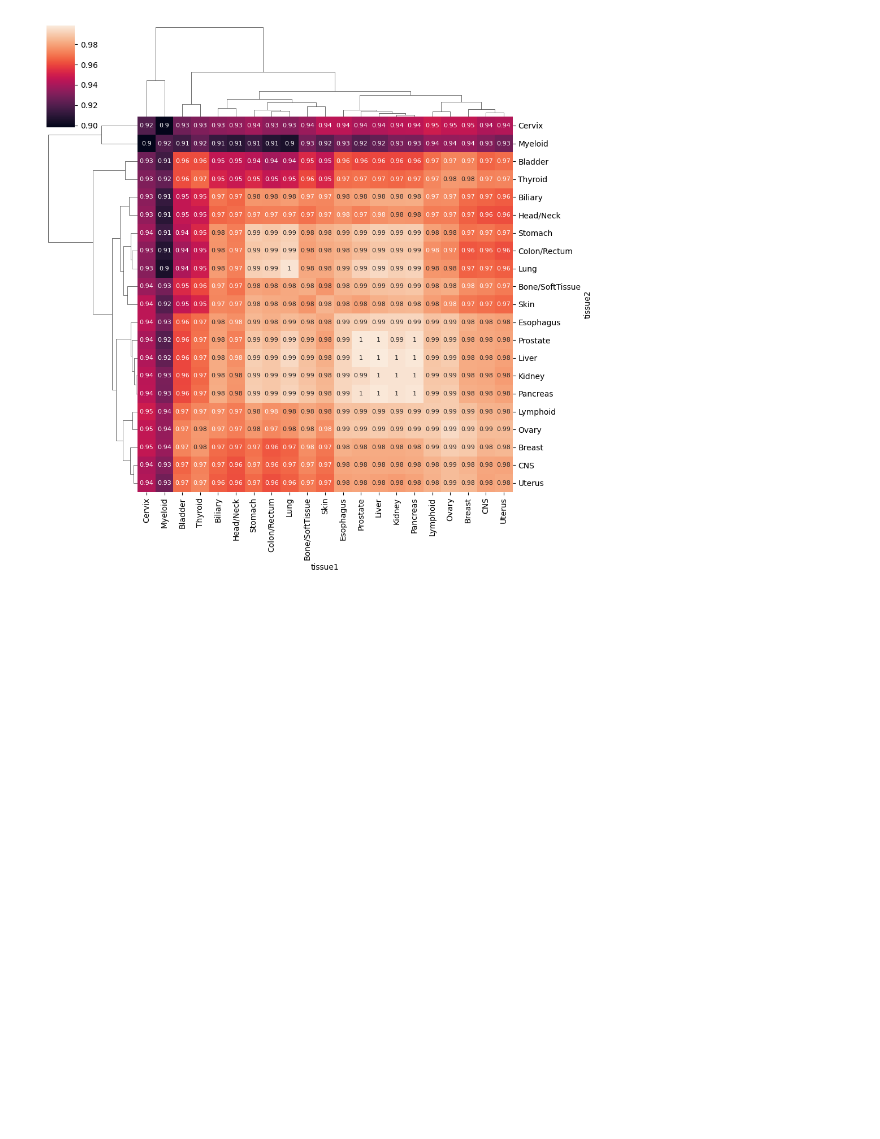
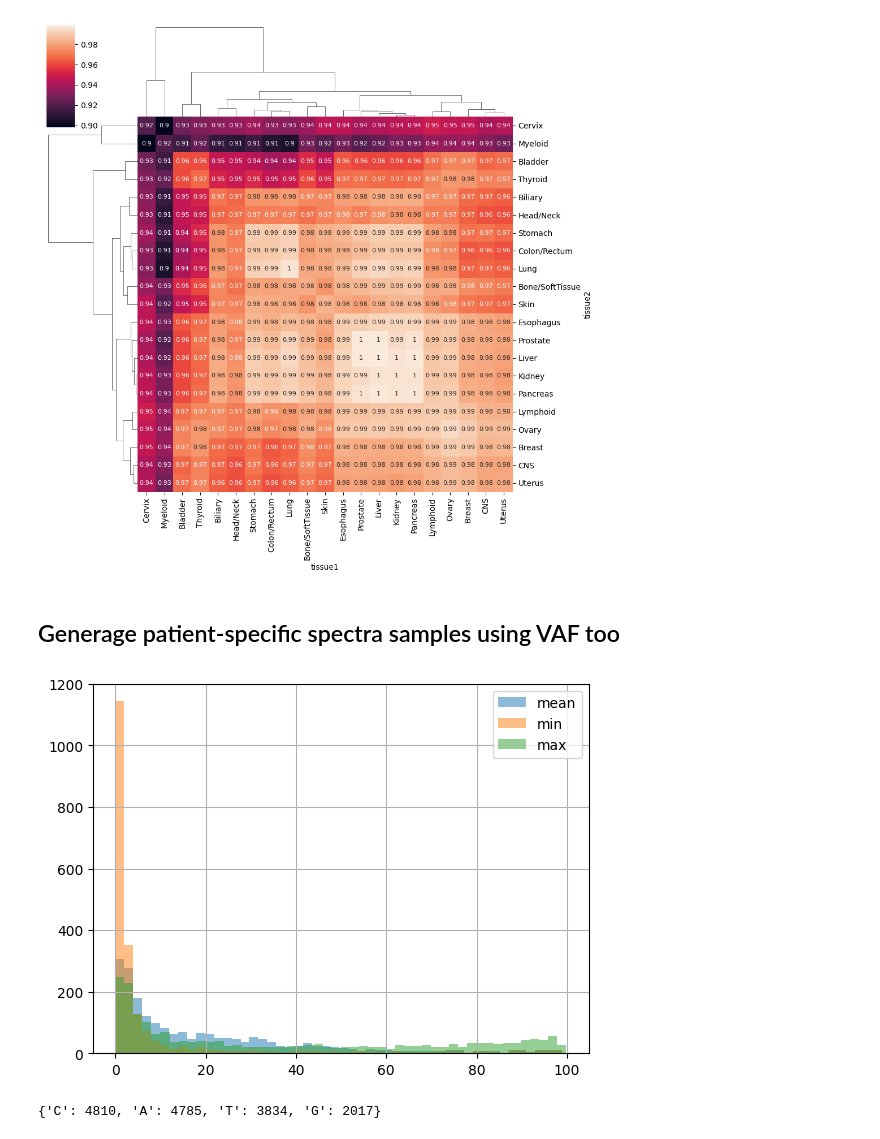
Before and after one commit to mitoclub/mtdnaMutSpecOfCancers, a Jupyter notebook: notebooks/clusters_of_tissues_spectra.ipynb, the cells around one changed output. Drawn from its saved outputs; the diff is of its cells as text; code cells hidden in the pictures; blank space fills up the shorter version.

```diff
--- a/notebooks/clusters_of_tissues_spectra.ipynb
+++ b/notebooks/clusters_of_tissues_spectra.ipynb
@@ -18,6 +18,8 @@ coda = CodonAnnotation(2)
 # %%
 mutations = pd.read_csv("https://raw.githubusercontent.com/mitoclub/mtdnaMutSpecOfCancers/main/data/processed/mutations.csv")
 print(mutations.shape)
+mutations['vaf_cat'] = mutations.tumor_var_freq.apply(
+    lambda x: 1 if x <= 20 else (2 if x < 80 else 3))
 mutations.head()
 # %% [output]
 (7611, 17)
@@ -443,3 +445,18 @@ sns.clustermap(mean_tis_similarity, annot=True, annot_kws={'fontsize': 8})
 # %% [output]
 <seaborn.matrix.ClusterGrid at 0x...>
 [figure]
+# %% [markdown]
+## Generage patient-specific spectra samples using VAF too
+# %%
+### Look at VAF distribution in patients
+
+obs_all.groupby(['tissue', 'sample']).tumor_var_freq\
+    .mean().hist(bins=50, alpha=0.5, label='mean')
+obs_all.groupby(['tissue', 'sample']).tumor_var_freq\
+    .min().hist(bins=50, alpha=0.5, label='min')
+obs_all.groupby(['tissue', 'sample']).tumor_var_freq\
+    .max().hist(bins=50, alpha=0.5, label='max')
+plt.legend()
+plt.show()
+# %% [output]
+[figure, added]
@@ -445,0 +465,5 @@ sns.clustermap(mean_tis_similarity, annot=True, annot_kws={'fontsize': 8})
+# %%
+nuc_counts_all = Ref[Ref.Type != 'D-loop'].Nuc.value_counts().to_dict()
+nuc_counts_all
+# %% [output]
+{'C': 4810, 'A': 4785, 'T': 3834, 'G': 2017}
```
Also changed, not shown: parts of 39 cells of this notebook.
